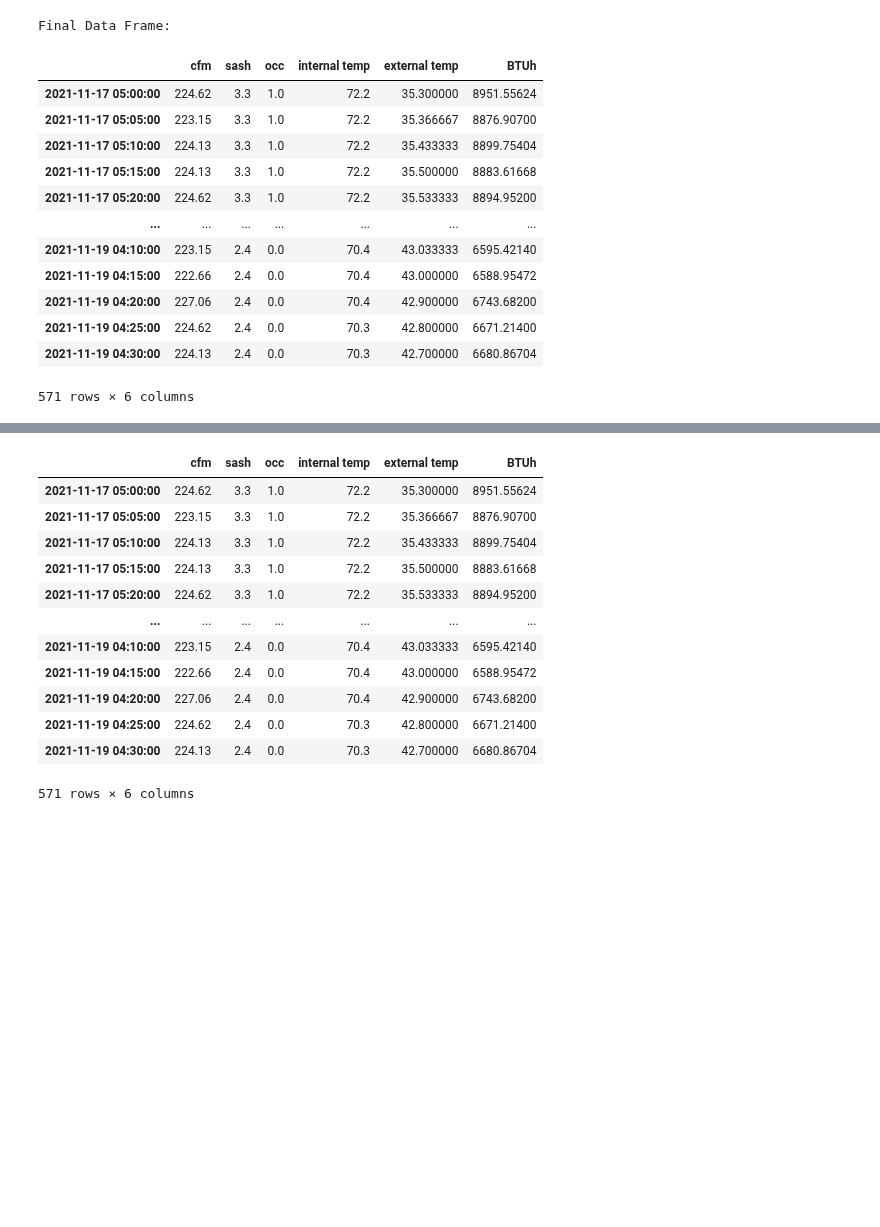
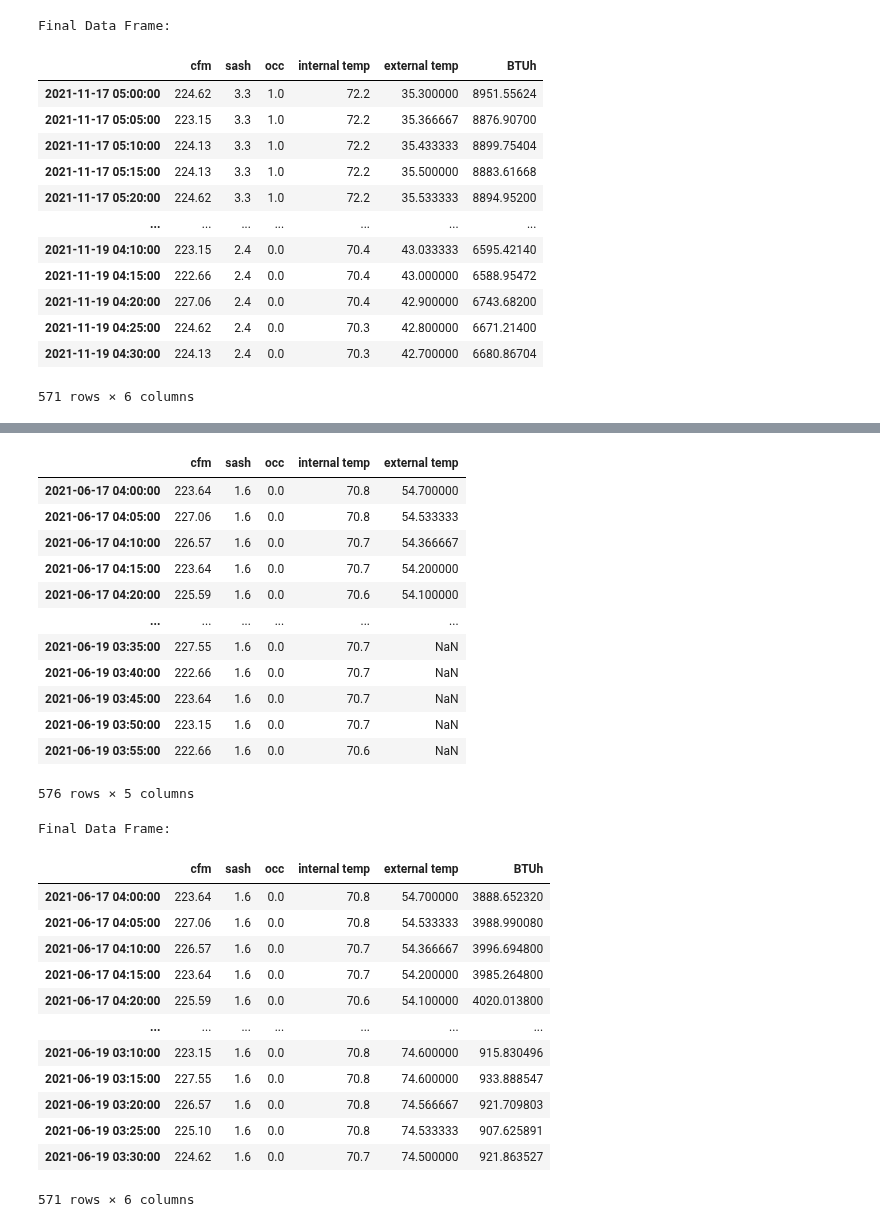
Before and after one commit to thereidfleish/fume-hood-dashboard, a Jupyter notebook: btuh.ipynb, the cells around one changed output, grey strips where cells are left out. Cells and saved outputs as stored; diff of their text form; code cells hidden in the pictures; blank space fills up the shorter version.

```diff
--- a/btuh.ipynb
+++ b/btuh.ipynb
@@ -239,11 +239,17 @@ target_list = ["#biotech/biotech_4th_floor/fourth_floor_fume_hood_lab_spaces/lab
                "#biotech/biotech_4th_floor/fourth_floor_fume_hood_lab_spaces/lab_433_control/hood_sash",
                "#biotech/ground_flr_mech/building_hydronic_heating_syatems/reheat_heat_exchanger/oat"]
 server = "biotech_main"
-start = str(datetime(2021, 11, 17))
-end = str(datetime(2021, 11, 18))
+startnov = str(datetime(2021, 11, 17))
+endnov = str(datetime(2021, 11, 18))
+
+startjun = str(datetime(2021, 6, 17))
+endjun = str(datetime(2021, 6, 18))
 
 #query(target_list,server,start,end)
-new_query(target_list,server,start,end)
+new_query(target_list,server,startnov,endnov)
+
+new_query(target_list,server,startjun,endjun)
+
 
 # Weather data:
 #   biotech_oa_conditions/temperature
@@ -296,13 +318,27 @@ Final Data Frame With Lambda:
-|  | cfm | sash | occ | internal temp | external temp | BTUh |
-| 2021-11-17 05:00:00 | 224.62 | 3.3 | 1.0 | 72.2 | 35.300000 | 8951.55624 |
-| 2021-11-17 05:05:00 | 223.15 | 3.3 | 1.0 | 72.2 | 35.366667 | 8876.90700 |
-| 2021-11-17 05:10:00 | 224.13 | 3.3 | 1.0 | 72.2 | 35.433333 | 8899.75404 |
-| 2021-11-17 05:15:00 | 224.13 | 3.3 | 1.0 | 72.2 | 35.500000 | 8883.61668 |
-| 2021-11-17 05:20:00 | 224.62 | 3.3 | 1.0 | 72.2 | 35.533333 | 8894.95200 |
-| ... | ... | ... | ... | ... | ... | ... |
-| 2021-11-19 04:10:00 | 223.15 | 2.4 | 0.0 | 70.4 | 43.033333 | 6595.42140 |
-| 2021-11-19 04:15:00 | 222.66 | 2.4 | 0.0 | 70.4 | 43.000000 | 6588.95472 |
-| 2021-11-19 04:20:00 | 227.06 | 2.4 | 0.0 | 70.4 | 42.900000 | 6743.68200 |
-| 2021-11-19 04:25:00 | 224.62 | 2.4 | 0.0 | 70.3 | 42.800000 | 6671.21400 |
-| 2021-11-19 04:30:00 | 224.13 | 2.4 | 0.0 | 70.3 | 42.700000 | 6680.86704 |
+|  | cfm | sash | occ | internal temp | external temp |
+| 2021-06-17 04:00:00 | 223.64 | 1.6 | 0.0 | 70.8 | 54.700000 |
+| 2021-06-17 04:05:00 | 227.06 | 1.6 | 0.0 | 70.8 | 54.533333 |
+| 2021-06-17 04:10:00 | 226.57 | 1.6 | 0.0 | 70.7 | 54.366667 |
+| 2021-06-17 04:15:00 | 223.64 | 1.6 | 0.0 | 70.7 | 54.200000 |
+| 2021-06-17 04:20:00 | 225.59 | 1.6 | 0.0 | 70.6 | 54.100000 |
+| ... | ... | ... | ... | ... | ... |
+| 2021-06-19 03:35:00 | 227.55 | 1.6 | 0.0 | 70.7 | NaN |
+| 2021-06-19 03:40:00 | 222.66 | 1.6 | 0.0 | 70.7 | NaN |
+| 2021-06-19 03:45:00 | 223.64 | 1.6 | 0.0 | 70.7 | NaN |
+| 2021-06-19 03:50:00 | 223.15 | 1.6 | 0.0 | 70.7 | NaN |
+| 2021-06-19 03:55:00 | 222.66 | 1.6 | 0.0 | 70.6 | NaN |
-571 rows × 6 columns
+576 rows × 5 columns
+Final Data Frame:
+|  | cfm | sash | occ | internal temp | external temp | BTUh |
+| 2021-06-17 04:00:00 | 223.64 | 1.6 | 0.0 | 70.8 | 54.700000 | 3888.652320 |
+| 2021-06-17 04:05:00 | 227.06 | 1.6 | 0.0 | 70.8 | 54.533333 | 3988.990080 |
+| 2021-06-17 04:10:00 | 226.57 | 1.6 | 0.0 | 70.7 | 54.366667 | 3996.694800 |
+| 2021-06-17 04:15:00 | 223.64 | 1.6 | 0.0 | 70.7 | 54.200000 | 3985.264800 |
+| 2021-06-17 04:20:00 | 225.59 | 1.6 | 0.0 | 70.6 | 54.100000 | 4020.013800 |
+| ... | ... | ... | ... | ... | ... | ... |
+| 2021-06-19 03:10:00 | 223.15 | 1.6 | 0.0 | 70.8 | 74.600000 | 915.830496 |
+| 2021-06-19 03:15:00 | 227.55 | 1.6 | 0.0 | 70.8 | 74.600000 | 933.888547 |
+| 2021-06-19 03:20:00 | 226.57 | 1.6 | 0.0 | 70.8 | 74.566667 | 921.709803 |
+| 2021-06-19 03:25:00 | 225.10 | 1.6 | 0.0 | 70.8 | 74.533333 | 907.625891 |
+| 2021-06-19 03:30:00 | 224.62 | 1.6 | 0.0 | 70.7 | 74.500000 | 921.863527 |
+571 rows × 6 columns
```
Also changed, not shown: parts of 1 cell of this notebook.
